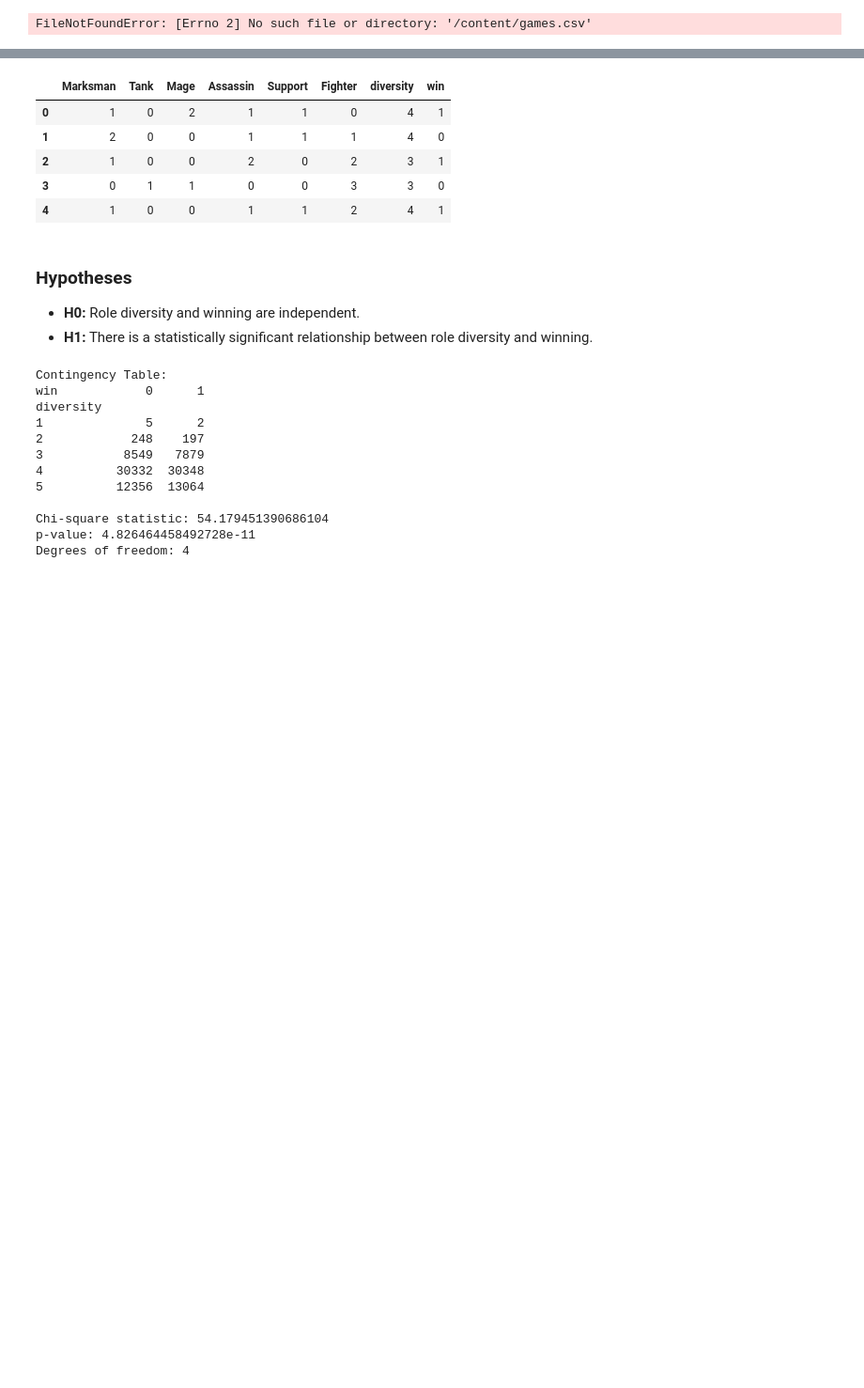
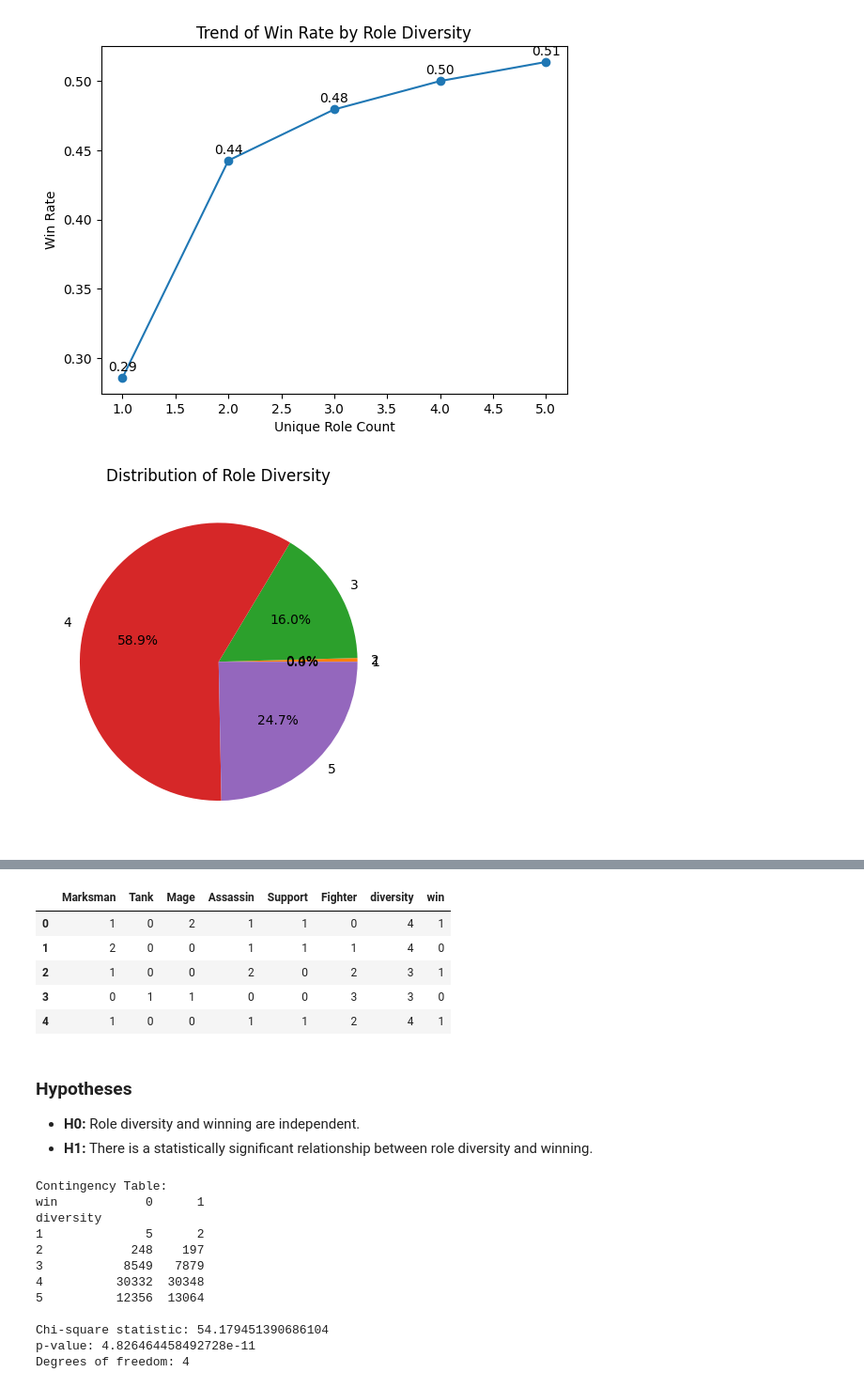
Before and after one commit to aysecamli9/DSA210-Project, a Jupyter notebook: Notebook/DSA_210_Project_Data_Analysis.ipynb, the cells around one changed output, grey strips where cells are left out. Shown at 94% size. Drawn from its saved outputs; the diff is of its cells as text; code cells hidden in the pictures; blank space fills up the shorter version.

```diff
--- a/Notebook/DSA_210_Project_Data_Analysis.ipynb
+++ b/Notebook/DSA_210_Project_Data_Analysis.ipynb
@@ -1,4 +12,6 @@
 # %%
+
+
 import pandas as pd
 games = pd.read_csv("/content/games.csv", sep=';')
 games.head()
@@ -8,6 +21,13 @@ import json
 
 with open("/content/champion_names&roles.json", "r", encoding="utf-8") as f:
     champ_data = json.load(f)
+
+"""
+2. Data Loading and Role Mapping
+The raw dataset (`games.csv`) contains champion IDs for both teams in each match.
+Using a role mapping file (`champion_names&roles.json`), each champion is mapped to a primary role.
+This allows us to convert raw champion IDs into meaningful strategic categories.
+"""
 
 role_map = {}
 
@@ -20,6 +40,27 @@ list(role_map.items())[:10]
 
 t1_cols = [f"t1_champ{i}id" for i in range(1, 6)]
 t2_cols = [f"t2_champ{i}id" for i in range(1, 6)]
+
+
+"""
+## 3. Feature Engineering
+
+Each team is transformed into a set of numerical features:
+
+- Number of Marksmen
+- Number of Tanks
+- Number of Mages
+- Number of Assassins
+- Number of Supports
+- Number of Fighters
+- Role diversity (number of unique roles)
+
+Each match contributes two rows:
+- one for the winning team
+- one for the losing team
+
+This results in a balanced dataset suitable for statistical analysis.
+"""
 
 def get_role_counts(champion_ids):
     roles = [role_map.get(champ_id, "Unknown") for champ_id in champion_ids]
@@ -56,6 +97,18 @@ team_df.head()
 
 team_df.to_csv("/content/team_role_dataset.csv", index=False)
 
+
+"""
+## 4. Win Rate vs Role Diversity
+
+We first examine how win rate changes as the number of unique roles in a team increases.
+
+This is the central question of the project:
+> Do more diverse team compositions perform better?
+
+The results show a clear upward trend.
+"""
+
 diversity_winrate = team_df.groupby("diversity")["win"].mean()
 diversity_winrate
 
@@ -71,6 +124,13 @@ for x, y in zip(diversity_winrate.index, diversity_winrate.values):
 
 plt.show()
 
+
+"""
+## Distribution of Role Diversity
+This visualization shows how frequently each diversity level appears in the dataset.
+Most teams fall into higher diversity categories (4–5 roles), indicating that balanced compositions are common in practice.
+"""
+
 team_df["diversity"].value_counts().sort_index().plot(
     kind="pie",
     autopct="%1.1f%%"
@@ -78,7 +138,7 @@ team_df["diversity"].value_counts().sort_index().plot(
 plt.title("Distribution of Role Diversity")
 plt.ylabel("")
 plt.show()
-"""
+
 diversity_winrate.plot(kind="bar")
 plt.title("Win Rate by Role Diversity")
 plt.xlabel("Number of Unique Roles")
@@ -257,32 +317,33 @@ high_div_wins = (
     .groupby(["Marksman", "Tank", "Mage", "Assassin", "Support", "Fighter"])
     .size()
     .sort_values(ascending=False)
     .head(10)
 )
 
 high_div_wins
 
 high_div_labels = [
     f"Marksman:{idx[0]} | Tank:{idx[1]} | Mage:{idx[2]} | "
     f"Assassin:{idx[3]} | Support:{idx[4]} | Fighter:{idx[5]}"
     for idx in high_div_wins.index
 ]
 
 ax = high_div_wins.plot(kind="bar", figsize=(12, 6))
 plt.title("Top Winning High-Diversity Compositions")
 plt.xlabel("Role Composition")
 plt.ylabel("Frequency")
 
 ax.set_xticklabels(high_div_labels, rotation=45, ha="right")
 
 for i, v in enumerate(high_div_wins):
     ax.text(i, v + 50, str(v), ha="center")
 
 plt.tight_layout()
 plt.show()
-"""
+
 
 X = team_df.drop("win", axis=1)
 y = team_df["win"]
 # %% [output]
-FileNotFoundError: [Errno 2] No such file or directory: '/content/games.csv'
+[figure, added]
+[figure, added]
```
Also changed, not shown: parts of 2 cells of this notebook.
